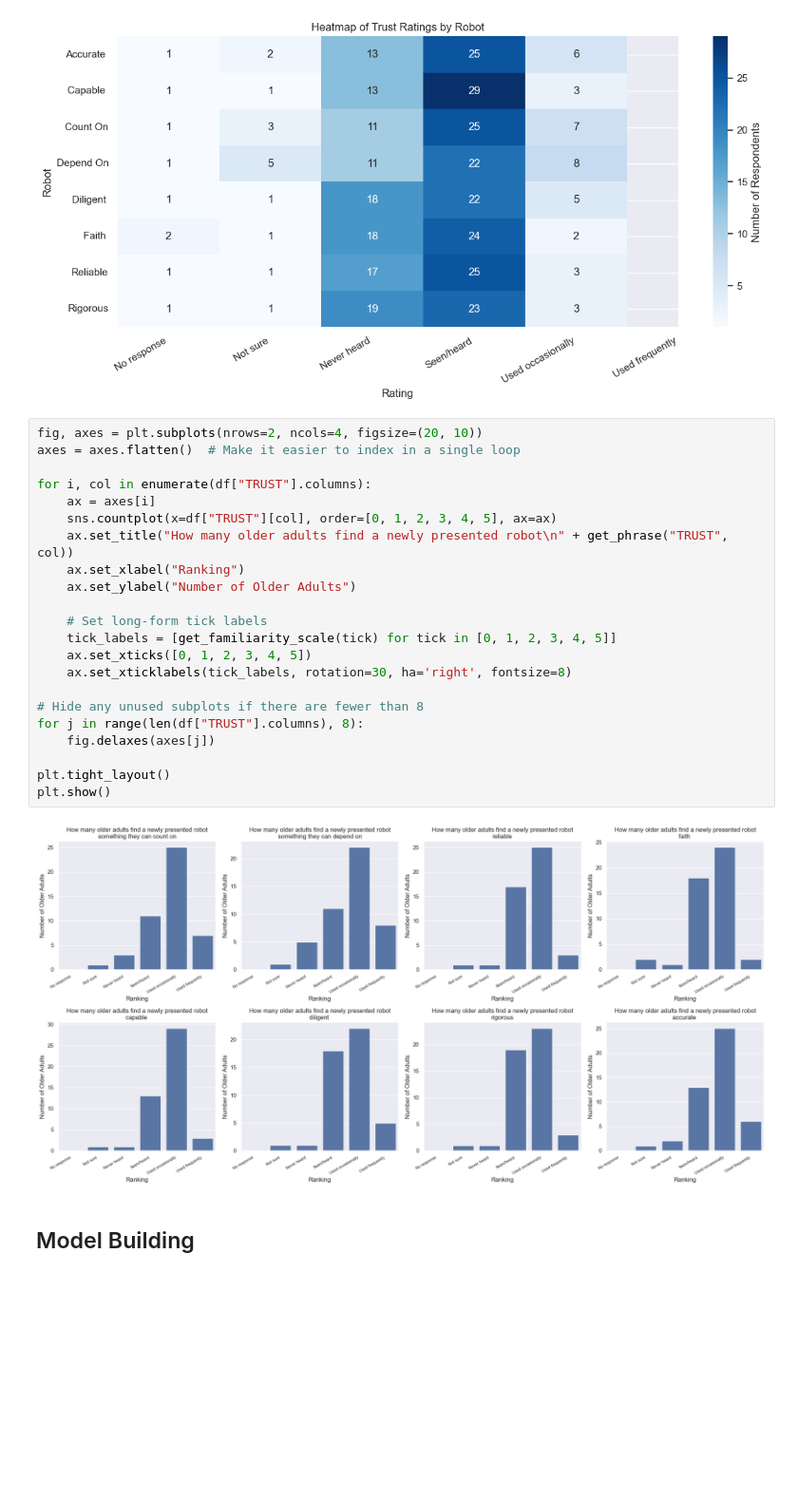
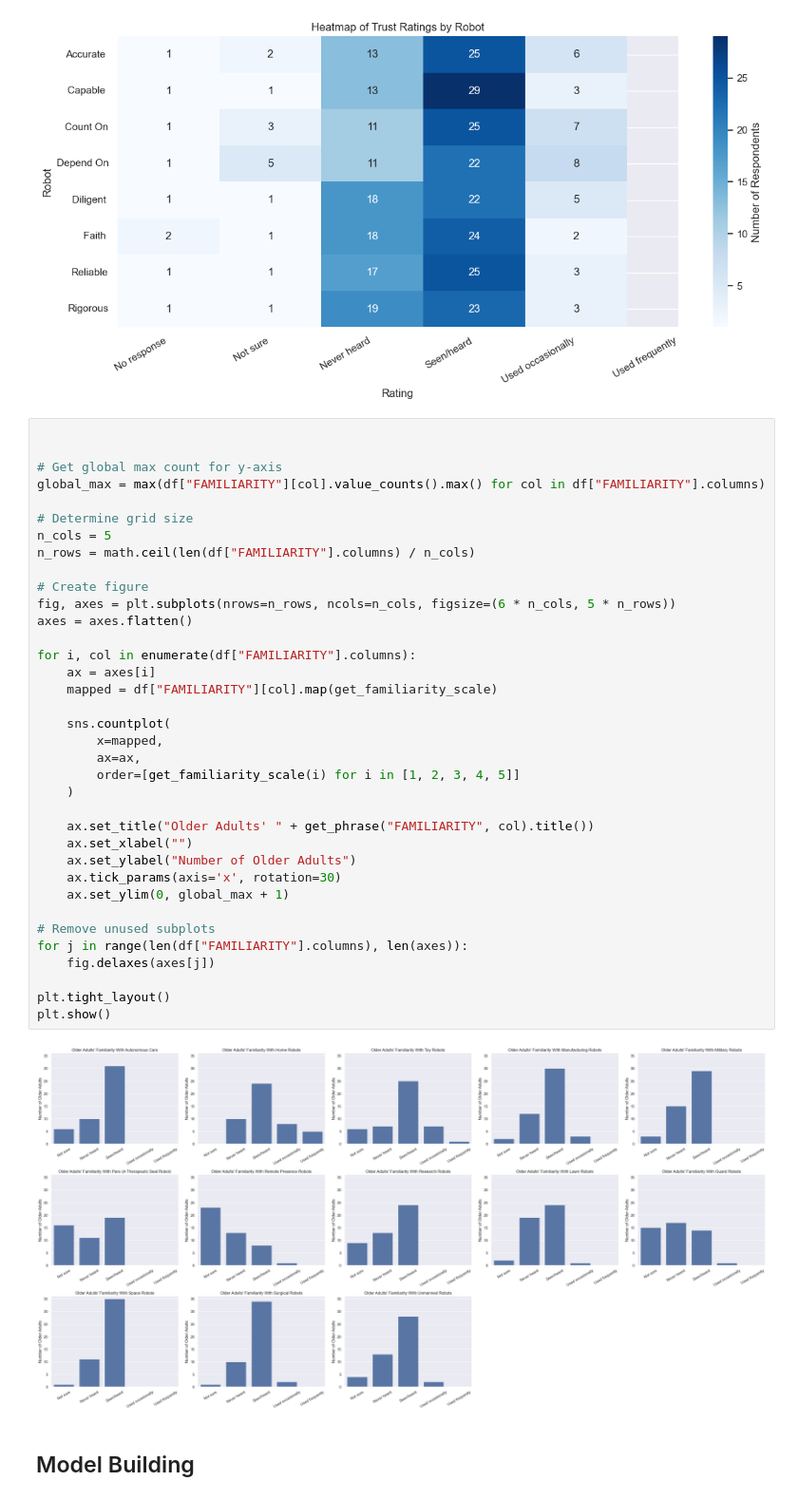
Before and after one commit to saathveek/ml-predicting-older-adult-trust, a Jupyter notebook: notebooks/trust_modeling.ipynb, the cells around one changed output. Shown: that part at 95% size. Drawn from its saved outputs; the diff is of its cells as text; blank space fills up the shorter version.

Commit message:
Added individual familiarity graphs

```diff
--- a/notebooks/trust_modeling.ipynb
+++ b/notebooks/trust_modeling.ipynb
@@ -216,30 +244,44 @@ plt.tight_layout()
 plt.show()
 # %% [output]
 [figure]
-# %%
-fig, axes = plt.subplots(nrows=2, ncols=4, figsize=(20, 10))
-axes = axes.flatten()  # Make it easier to index in a single loop
-
-for i, col in enumerate(df["TRUST"].columns):
-    ax = axes[i]
-    sns.countplot(x=df["TRUST"][col], order=[0, 1, 2, 3, 4, 5], ax=ax)
-    ax.set_title("How many older adults find a newly presented robot\n" + get_phrase("TRUST", col))
-    ax.set_xlabel("Ranking")
-    ax.set_ylabel("Number of Older Adults")
-
-    # Set long-form tick labels
-    tick_labels = [get_familiarity_scale(tick) for tick in [0, 1, 2, 3, 4, 5]]
-    ax.set_xticks([0, 1, 2, 3, 4, 5])
-    ax.set_xticklabels(tick_labels, rotation=30, ha='right', fontsize=8)
-
-# Hide any unused subplots if there are fewer than 8
-for j in range(len(df["TRUST"].columns), 8):
-    fig.delaxes(axes[j])
-
-plt.tight_layout()
-plt.show()
-# %% [output]
-[figure, removed]
+# %%
+
+
+# Get global max count for y-axis
+global_max = max(df["FAMILIARITY"][col].value_counts().max() for col in df["FAMILIARITY"].columns)
+
+# Determine grid size
+n_cols = 5
+n_rows = math.ceil(len(df["FAMILIARITY"].columns) / n_cols)
+
+# Create figure
+fig, axes = plt.subplots(nrows=n_rows, ncols=n_cols, figsize=(6 * n_cols, 5 * n_rows))
+axes = axes.flatten()
+
+for i, col in enumerate(df["FAMILIARITY"].columns):
+    ax = axes[i]
+    mapped = df["FAMILIARITY"][col].map(get_familiarity_scale)
+
+    sns.countplot(
+        x=mapped,
+        ax=ax,
+        order=[get_familiarity_scale(i) for i in [1, 2, 3, 4, 5]]
+    )
+
+    ax.set_title("Older Adults' " + get_phrase("FAMILIARITY", col).title())
+    ax.set_xlabel("")
+    ax.set_ylabel("Number of Older Adults")
+    ax.tick_params(axis='x', rotation=30)
+    ax.set_ylim(0, global_max + 1)
+
+# Remove unused subplots
+for j in range(len(df["FAMILIARITY"].columns), len(axes)):
+    fig.delaxes(axes[j])
+
+plt.tight_layout()
+plt.show()
+# %% [output]
+[figure, added]
 # %% [markdown]
 ## Model Building
 # %% [markdown]
```
Also changed, not shown: parts of 2 cells of this notebook.
